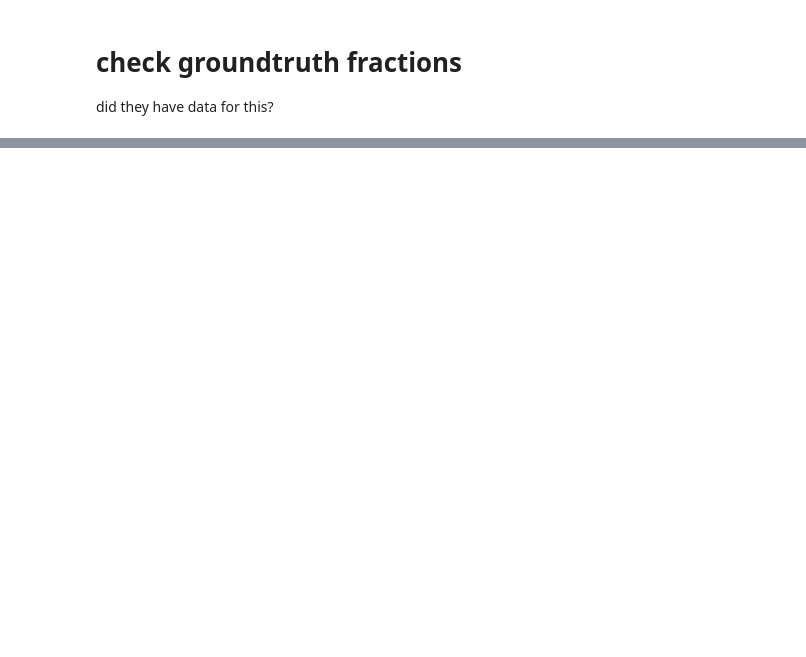
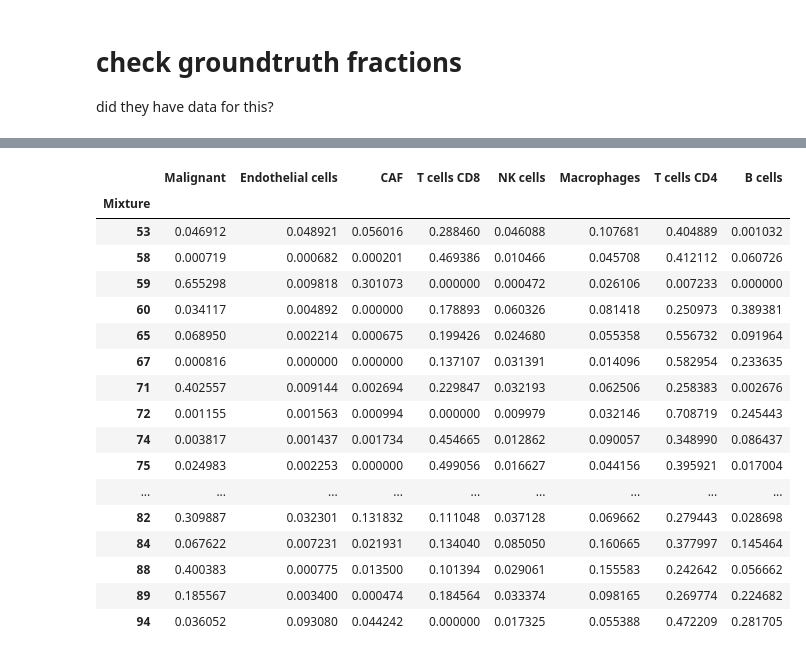
Before and after one commit to davidliu-lab/deconv, a Jupyter notebook: Tut 1 - melanoma tirosh.ipynb, the cells around one changed output, grey strips where cells are left out. Saved outputs shown, nothing was run; the diff lists cells and outputs as text; code cells hidden in the pictures; blank space fills up the shorter version.

```diff
--- a/Tut 1 - melanoma tirosh.ipynb
+++ b/Tut 1 - melanoma tirosh.ipynb
@@ -144,2 +89,2 @@ setting up CIBERSORTx in directory:
 # %%
-csx_run_dir = "/mnt/buckets/liulab/csx-runs/20210715_160345"
+csx_run_dir = "/mnt/buckets/liulab/csx-runs/20210715_160345/"
@@ -278,0 +203,21 @@ did they have data for this?
+# %%
+inferred_fractions[gt_fractions.columns]
+# %% [output]
+|  | Malignant | Endothelial cells | CAF | T cells CD8 | NK cells | Macrophages | T cells CD4 | B cells |
+| Mixture |  |  |  |  |  |  |  |  |
+| 53 | 0.046912 | 0.048921 | 0.056016 | 0.288460 | 0.046088 | 0.107681 | 0.404889 | 0.001032 |
+| 58 | 0.000719 | 0.000682 | 0.000201 | 0.469386 | 0.010466 | 0.045708 | 0.412112 | 0.060726 |
+| 59 | 0.655298 | 0.009818 | 0.301073 | 0.000000 | 0.000472 | 0.026106 | 0.007233 | 0.000000 |
+| 60 | 0.034117 | 0.004892 | 0.000000 | 0.178893 | 0.060326 | 0.081418 | 0.250973 | 0.389381 |
+| 65 | 0.068950 | 0.002214 | 0.000675 | 0.199426 | 0.024680 | 0.055358 | 0.556732 | 0.091964 |
+| 67 | 0.000816 | 0.000000 | 0.000000 | 0.137107 | 0.031391 | 0.014096 | 0.582954 | 0.233635 |
+| 71 | 0.402557 | 0.009144 | 0.002694 | 0.229847 | 0.032193 | 0.062506 | 0.258383 | 0.002676 |
+| 72 | 0.001155 | 0.001563 | 0.000994 | 0.000000 | 0.009979 | 0.032146 | 0.708719 | 0.245443 |
+| 74 | 0.003817 | 0.001437 | 0.001734 | 0.454665 | 0.012862 | 0.090057 | 0.348990 | 0.086437 |
+| 75 | 0.024983 | 0.002253 | 0.000000 | 0.499056 | 0.016627 | 0.044156 | 0.395921 | 0.017004 |
+| ... | ... | ... | ... | ... | ... | ... | ... | ... |
+| 82 | 0.309887 | 0.032301 | 0.131832 | 0.111048 | 0.037128 | 0.069662 | 0.279443 | 0.028698 |
+| 84 | 0.067622 | 0.007231 | 0.021931 | 0.134040 | 0.085050 | 0.160665 | 0.377997 | 0.145464 |
+| 88 | 0.400383 | 0.000775 | 0.013500 | 0.101394 | 0.029061 | 0.155583 | 0.242642 | 0.056662 |
+| 89 | 0.185567 | 0.003400 | 0.000474 | 0.184564 | 0.033374 | 0.098165 | 0.269774 | 0.224682 |
+| 94 | 0.036052 | 0.093080 | 0.044242 | 0.000000 | 0.017325 | 0.055388 | 0.472209 | 0.281705 |
```
Also changed, not shown: parts of 23 cells of this notebook.
